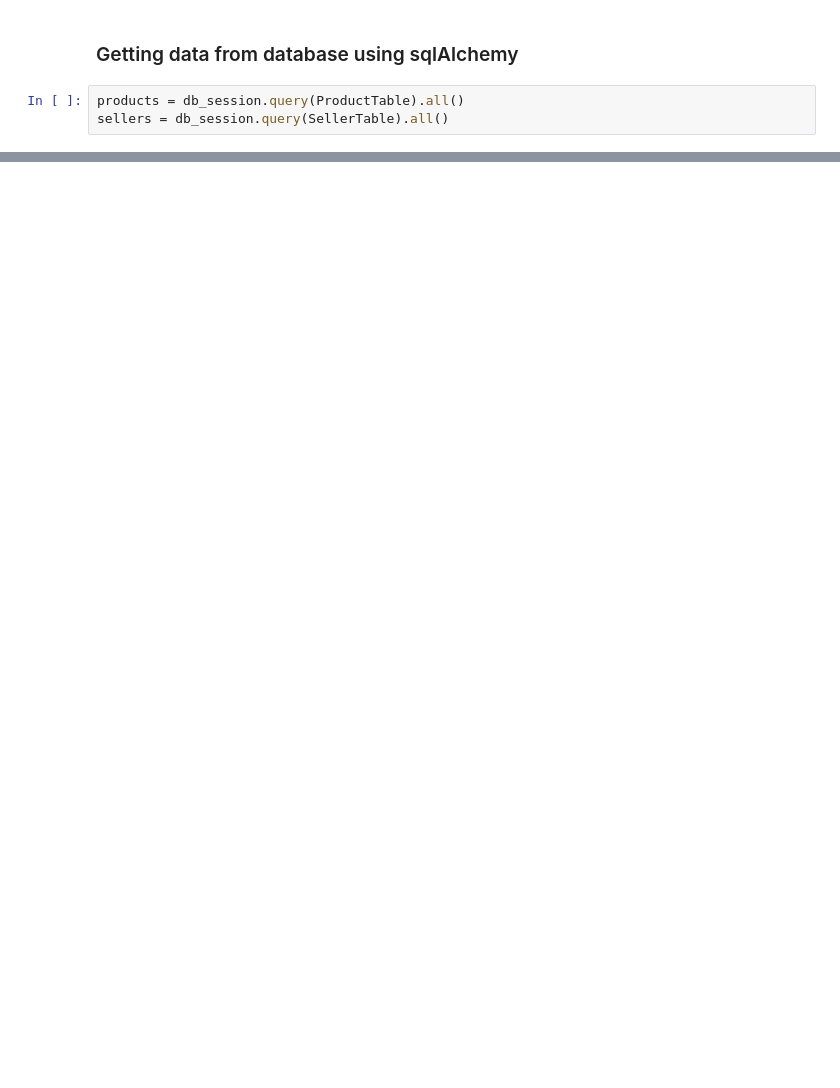
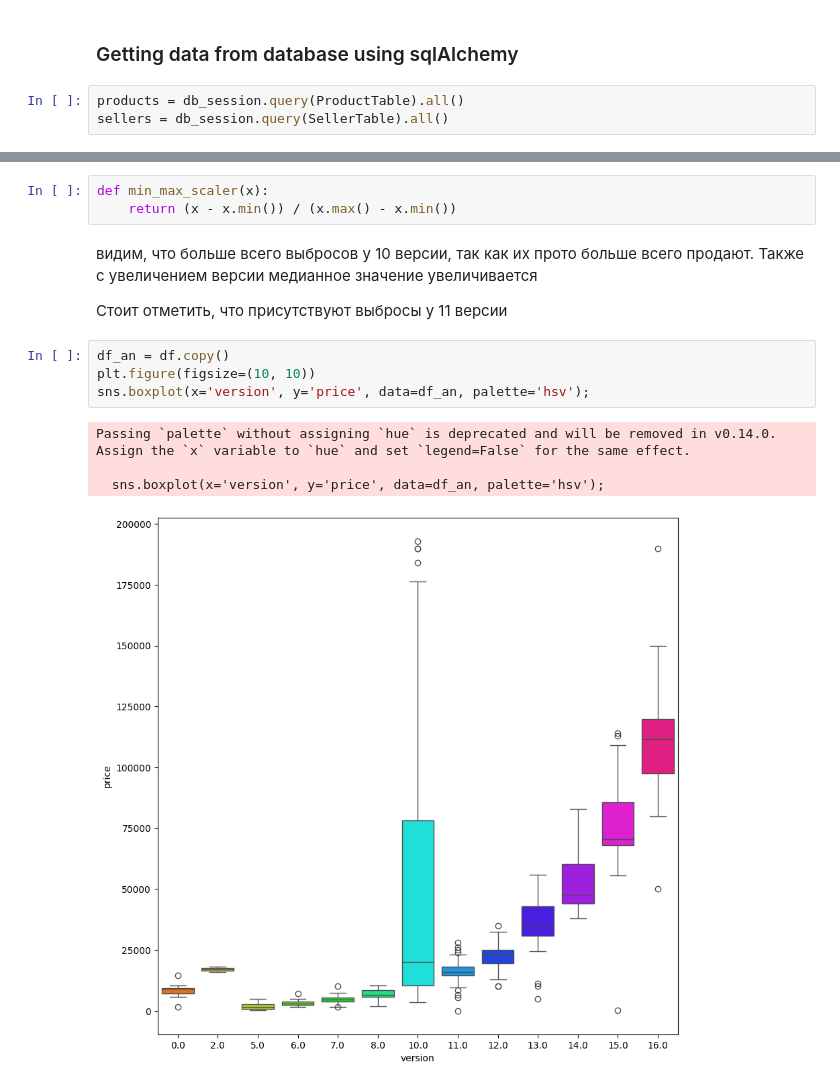
Before and after one commit to MomsDeveloper/AvitoPhoneInsights, a Jupyter notebook: notebooks/eda.ipynb, the cells around one changed output, grey strips where cells are left out. Saved outputs shown, nothing was run; the diff lists cells and outputs as text; blank space fills up the shorter version.

```diff
--- a/notebooks/eda.ipynb
+++ b/notebooks/eda.ipynb
@@ -109,0 +272,16 @@ memory usage: 9.6+ KB
+# %%
+def min_max_scaler(x):
+    return (x - x.min()) / (x.max() - x.min())
+# %% [markdown]
+видим, что больше всего выбросов у 10 версии, так как их прото больше всего продают. Также с увеличением версии медианное значение увеличивается
+
+Стоит отметить, что присутствуют выбросы у 11 версии
+# %%
+df_an = df.copy()
+plt.figure(figsize=(10, 10))
+sns.boxplot(x='version', y='price', data=df_an, palette='hsv');
+# %% [output]
+Passing `palette` without assigning `hue` is deprecated and will be removed in v0.14.0. Assign the `x` variable to `hue` and set `legend=False` for the same effect.
+
+  sns.boxplot(x='version', y='price', data=df_an, palette='hsv');
+[figure, added]
```
Also changed, not shown: parts of 37 cells of this notebook, 2 other files.
